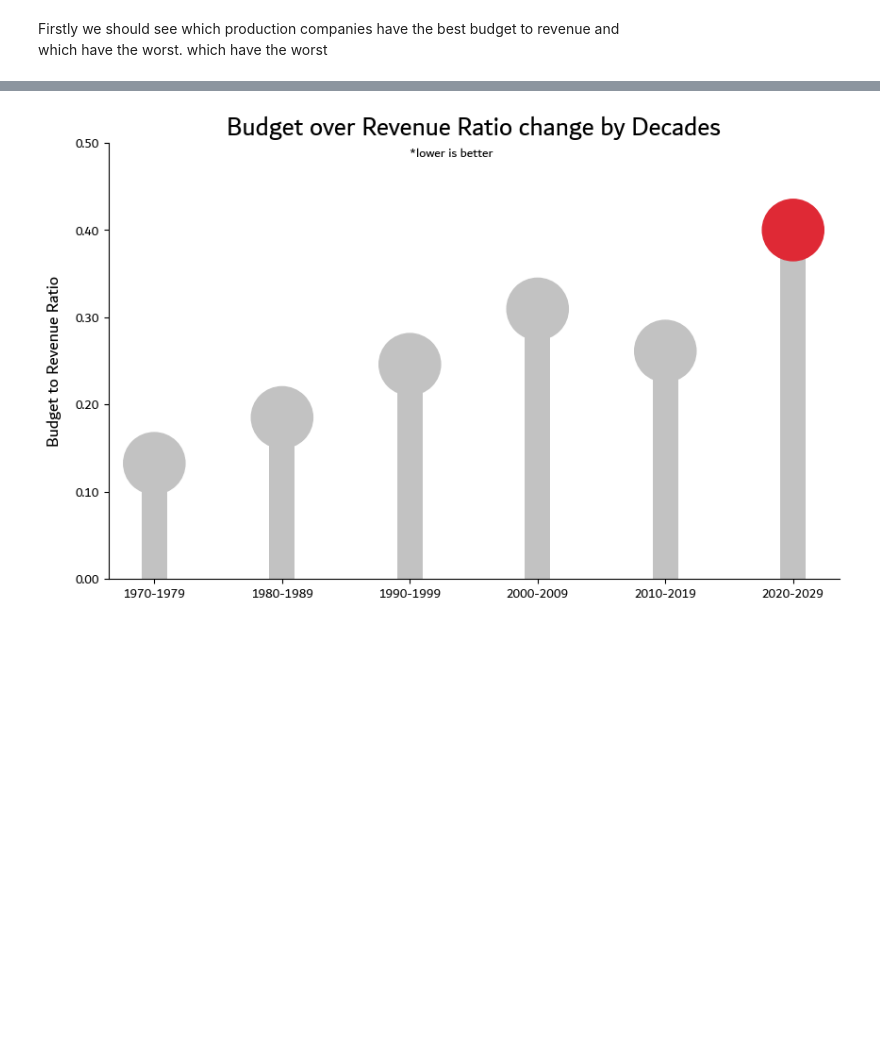
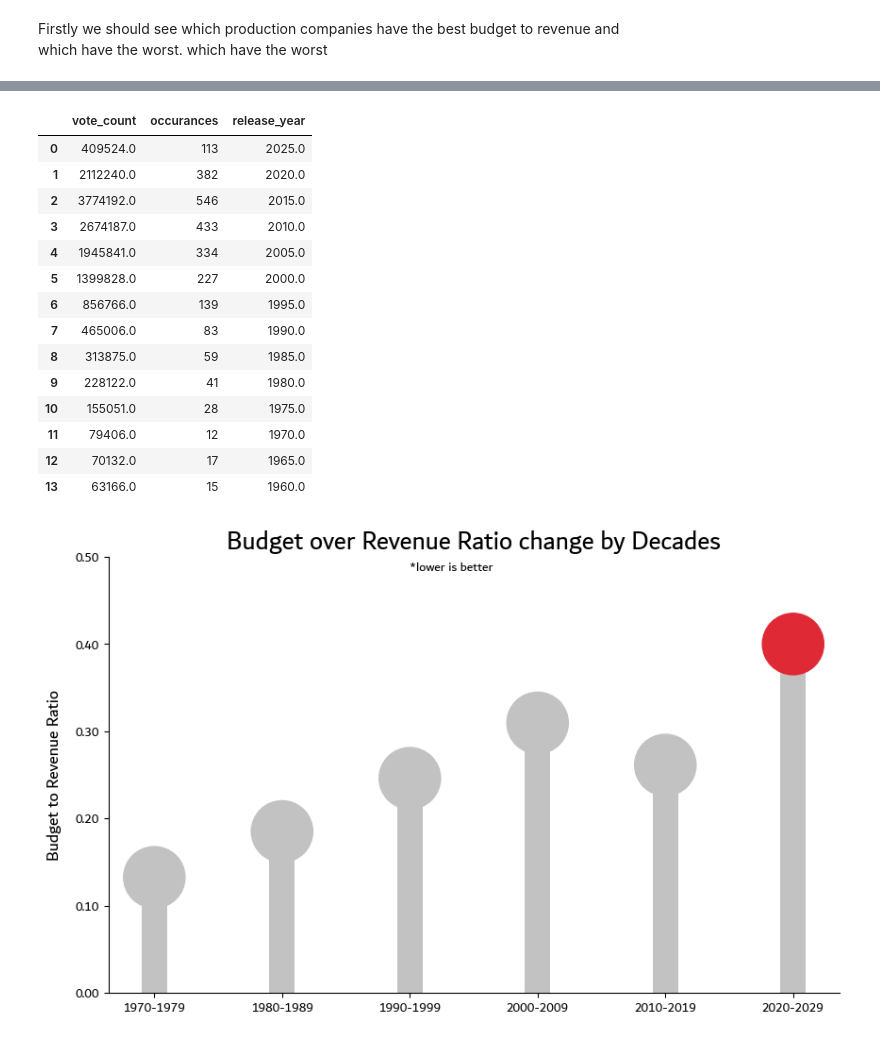
Before and after one commit to muabdalaleam/movies-analysis, a Jupyter notebook: notebooks/report.ipynb, the cells around one changed output, grey strips where cells are left out. Saved outputs shown, nothing was run; the diff lists cells and outputs as text; code cells hidden in the pictures; blank space fills up the shorter version.

```diff
--- a/notebooks/report.ipynb
+++ b/notebooks/report.ipynb
@@ -110,3 +260,21 @@ duckdb.sql("""
+# %%
+data
+# %% [output]
+|  | vote_count | occurances | release_year |
+| 0 | 409524.0 | 113 | 2025.0 |
+| 1 | 2112240.0 | 382 | 2020.0 |
+| 2 | 3774192.0 | 546 | 2015.0 |
+| 3 | 2674187.0 | 433 | 2010.0 |
+| 4 | 1945841.0 | 334 | 2005.0 |
+| 5 | 1399828.0 | 227 | 2000.0 |
+| 6 | 856766.0 | 139 | 1995.0 |
+| 7 | 465006.0 | 83 | 1990.0 |
+| 8 | 313875.0 | 59 | 1985.0 |
+| 9 | 228122.0 | 41 | 1980.0 |
+| 10 | 155051.0 | 28 | 1975.0 |
+| 11 | 79406.0 | 12 | 1970.0 |
+| 12 | 70132.0 | 17 | 1965.0 |
+| 13 | 63166.0 | 15 | 1960.0 |
 # %%
 fig, ax = plt.subplots()
 
```
Also changed, not shown: parts of 11 cells of this notebook.
